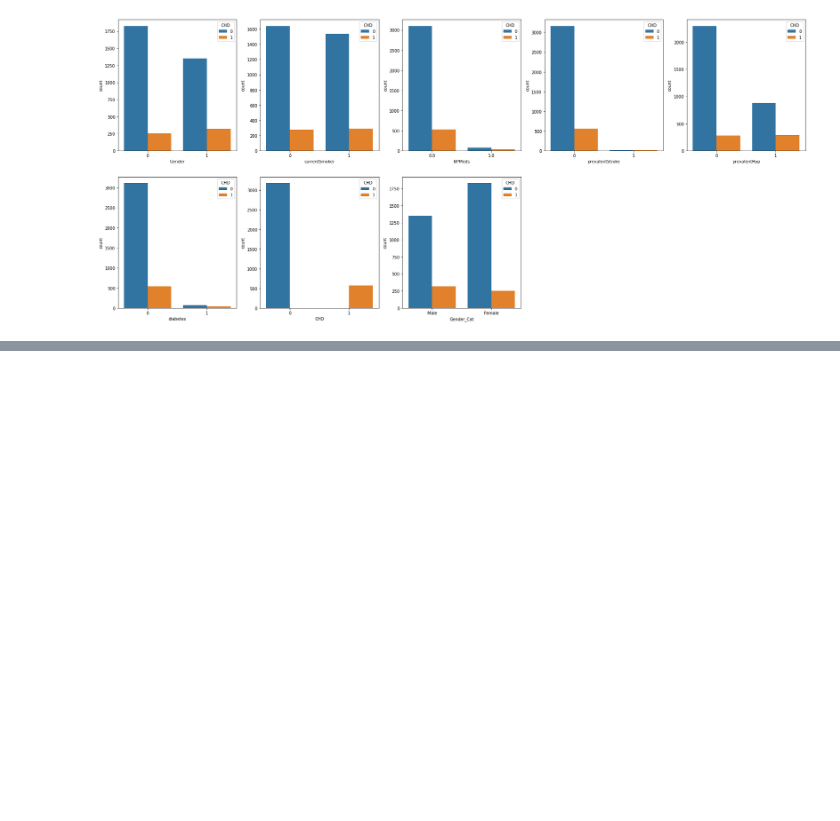
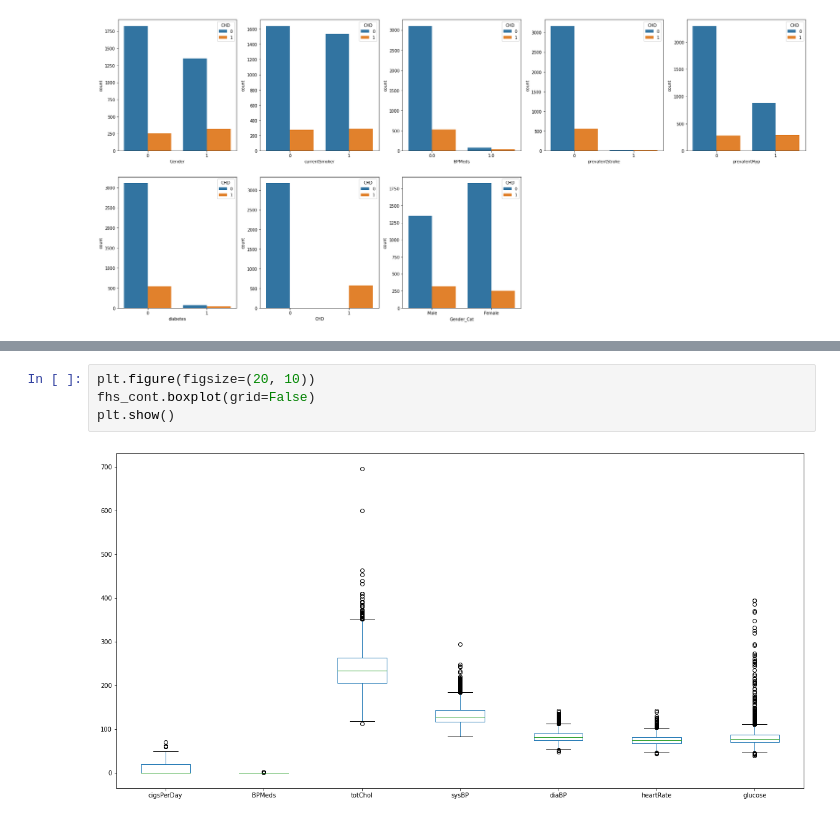
Before and after one commit to dine18/Dissertation-Project, a Jupyter notebook: HDP/HDPML.ipynb, the cells around one changed output, grey strips where cells are left out. Cells and saved outputs as stored; diff of their text form; blank space fills up the shorter version.

```diff
--- a/HDP/HDPML.ipynb
+++ b/HDP/HDPML.ipynb
@@ -369,0 +409,6 @@ for i in enumerate(fhs_cat.columns):
+# %%
+plt.figure(figsize=(20, 10))
+fhs_cont.boxplot(grid=False)
+plt.show()
+# %% [output]
+[figure, added]
```
Also changed, not shown: parts of 9 cells of this notebook.
